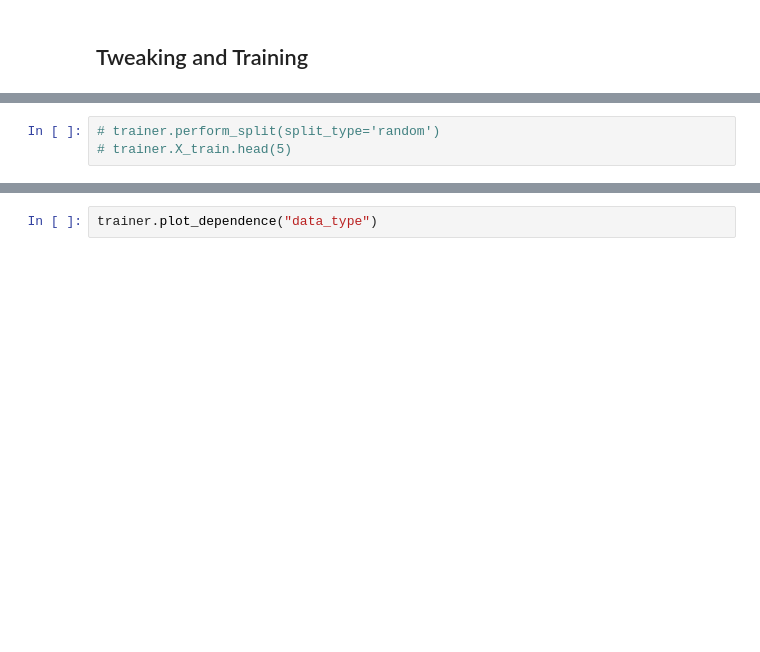
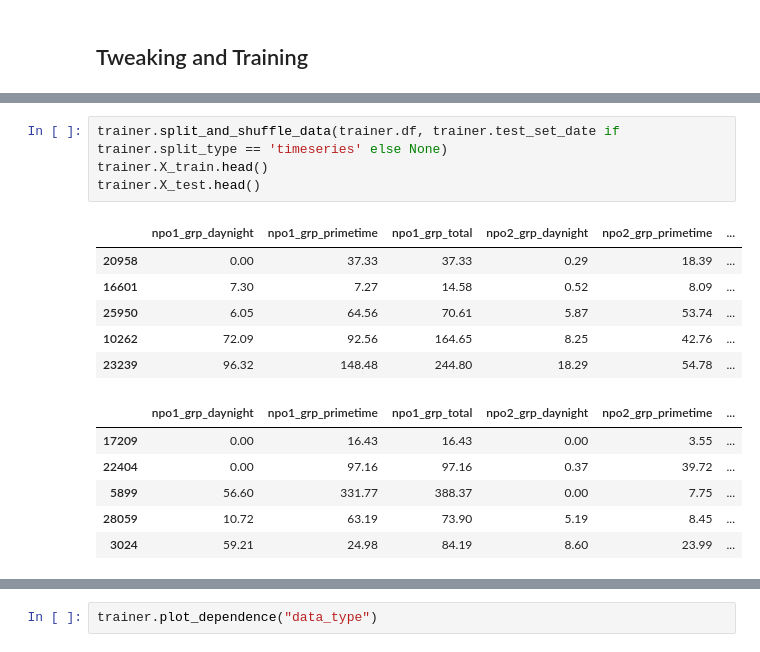
Before and after one commit to JordysHub/CampTvNew, a Jupyter notebook: models/model_trainer_class.ipynb, the cells around one changed output, grey strips where cells are left out. Drawn from its saved outputs; the diff is of its cells as text; blank space fills up the shorter version.

Commit message:
model training

```diff
--- a/models/model_trainer_class.ipynb
+++ b/models/model_trainer_class.ipynb
@@ -554,7 +581,21 @@ trainer = ModelTrainer(
 )
-# %%
-# trainer.perform_split(split_type='random')
-# trainer.X_train.head(5)
+# %%
+trainer.split_and_shuffle_data(trainer.df, trainer.test_set_date if trainer.split_type == 'timeseries' else None)
+trainer.X_train.head()
+trainer.X_test.head()
+# %% [output]
+|  | npo1_grp_daynight | npo1_grp_primetime | npo1_grp_total | npo2_grp_daynight | npo2_grp_primetime | ... |
+| 20958 | 0.00 | 37.33 | 37.33 | 0.29 | 18.39 | ... |
+| 16601 | 7.30 | 7.27 | 14.58 | 0.52 | 8.09 | ... |
+| 25950 | 6.05 | 64.56 | 70.61 | 5.87 | 53.74 | ... |
+| 10262 | 72.09 | 92.56 | 164.65 | 8.25 | 42.76 | ... |
+| 23239 | 96.32 | 148.48 | 244.80 | 18.29 | 54.78 | ... |
+|  | npo1_grp_daynight | npo1_grp_primetime | npo1_grp_total | npo2_grp_daynight | npo2_grp_primetime | ... |
+| 17209 | 0.00 | 16.43 | 16.43 | 0.00 | 3.55 | ... |
+| 22404 | 0.00 | 97.16 | 97.16 | 0.37 | 39.72 | ... |
+| 5899 | 56.60 | 331.77 | 388.37 | 0.00 | 7.75 | ... |
+| 28059 | 10.72 | 63.19 | 73.90 | 5.19 | 8.45 | ... |
+| 3024 | 59.21 | 24.98 | 84.19 | 8.60 | 23.99 | ... |
 # %%
 trainer.grid_search_models()
 # %% [output]
```
Also changed, not shown: parts of 5 cells of this notebook, 2 other files.
